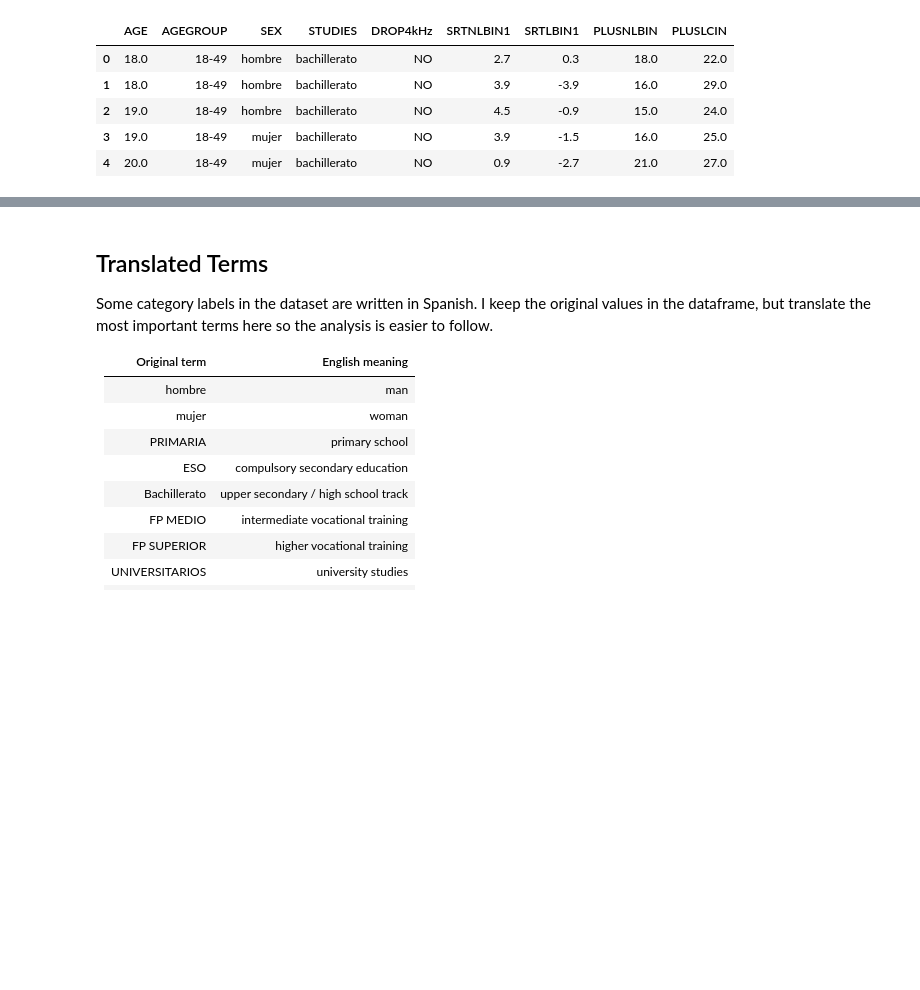
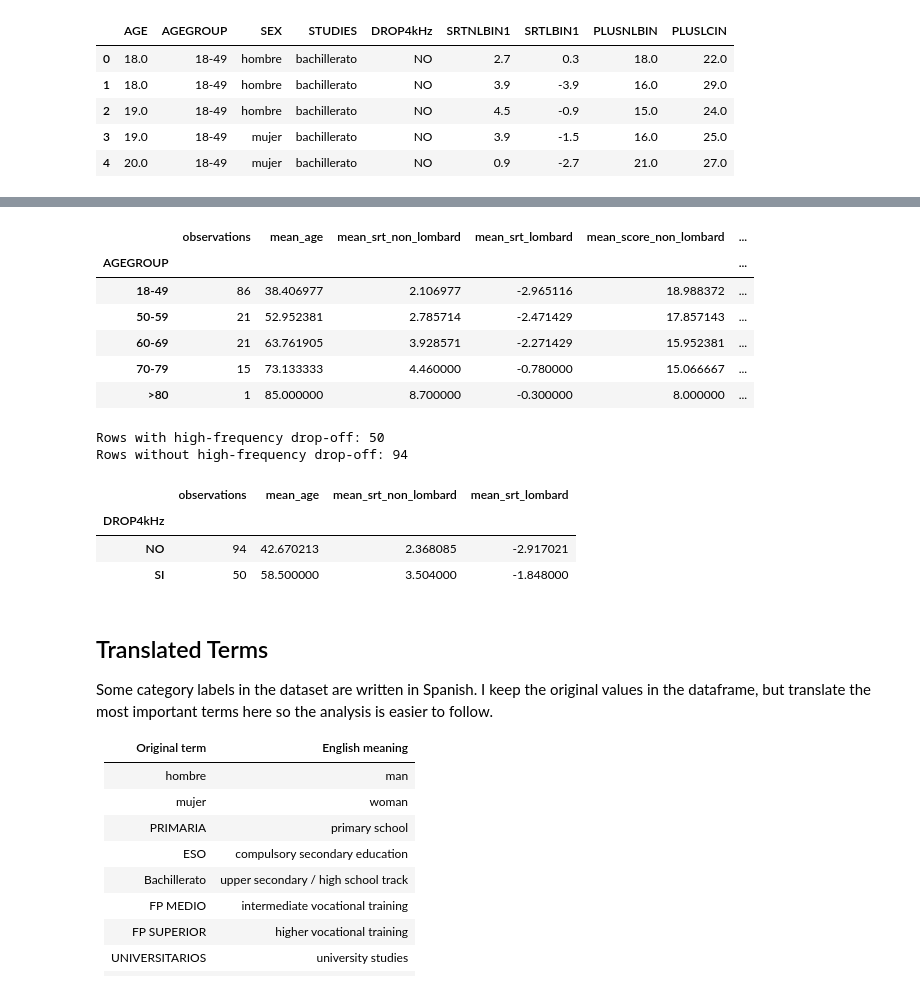
Before and after one commit to OskarUNLEASHED/KK1_Audiology, a Jupyter notebook: notebook.ipynb, the cells around one changed output, grey strips where cells are left out. Drawn from its saved outputs; the diff is of its cells as text; code cells hidden in the pictures; blank space fills up the shorter version.

Commit message:
Added Pandas group and filtering section

```diff
--- a/notebook.ipynb
+++ b/notebook.ipynb
@@ -223,3 +227,53 @@ analysis_df.head()
+# %%
+agegroup_summary = (
+    analysis_df
+    .groupby("AGEGROUP", observed=True)
+    .agg(
+        observations=("AGE", "count"),
+        mean_age=("AGE", "mean"),
+        mean_srt_non_lombard=("SRTNLBIN1", "mean"),
+        mean_srt_lombard=("SRTLBIN1", "mean"),
+        mean_score_non_lombard=("PLUSNLBIN", "mean"),
+        mean_score_lombard=("PLUSLCIN", "mean"),
+    )
+)
+
+agegroup_summary
+# %% [output]
+|  | observations | mean_age | mean_srt_non_lombard | mean_srt_lombard | mean_score_non_lombard | ... |
+| AGEGROUP |  |  |  |  |  | ... |
+| 18-49 | 86 | 38.406977 | 2.106977 | -2.965116 | 18.988372 | ... |
+| 50-59 | 21 | 52.952381 | 2.785714 | -2.471429 | 17.857143 | ... |
+| 60-69 | 21 | 63.761905 | 3.928571 | -2.271429 | 15.952381 | ... |
+| 70-79 | 15 | 73.133333 | 4.460000 | -0.780000 | 15.066667 | ... |
+| >80 | 1 | 85.000000 | 8.700000 | -0.300000 | 8.000000 | ... |
+# %%
+drop4khz_yes = analysis_df[analysis_df["DROP4kHz"] == "SI"]
+drop4khz_no = analysis_df[analysis_df["DROP4kHz"] == "NO"]
+
+print(f"Rows with high-frequency drop-off: {len(drop4khz_yes)}")
+print(f"Rows without high-frequency drop-off: {len(drop4khz_no)}")
+# %% [output]
+Rows with high-frequency drop-off: 50
+Rows without high-frequency drop-off: 94
+# %%
+drop4khz_summary = (
+    analysis_df
+    .groupby("DROP4kHz", observed=True)
+    .agg(
+        observations=("AGE", "count"),
+        mean_age=("AGE", "mean"),
+        mean_srt_non_lombard=("SRTNLBIN1", "mean"),
+        mean_srt_lombard=("SRTLBIN1", "mean"),
+    )
+)
+
+drop4khz_summary
+# %% [output]
+|  | observations | mean_age | mean_srt_non_lombard | mean_srt_lombard |
+| DROP4kHz |  |  |  |  |
+| NO | 94 | 42.670213 | 2.368085 | -2.917021 |
+| SI | 50 | 58.500000 | 3.504000 | -1.848000 |
 # %% [markdown]
 ## Translated Terms
 
```
Also changed, not shown: parts of 4 cells of this notebook.
